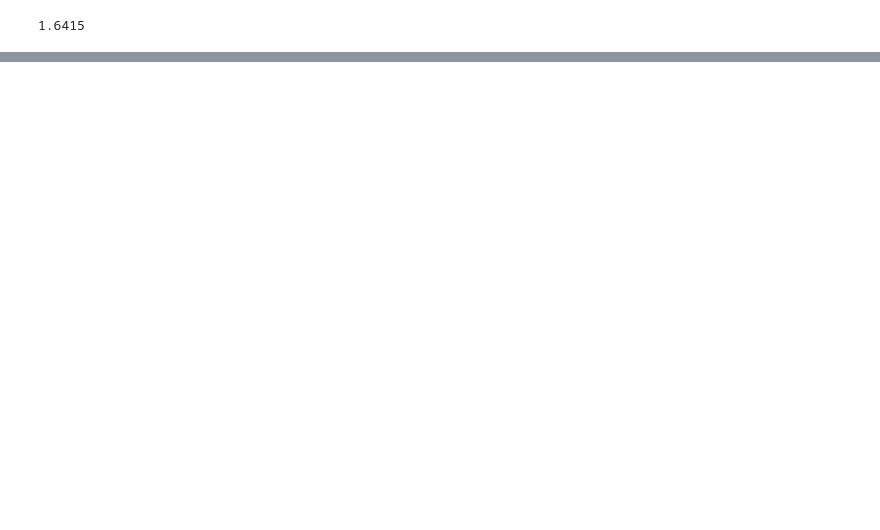
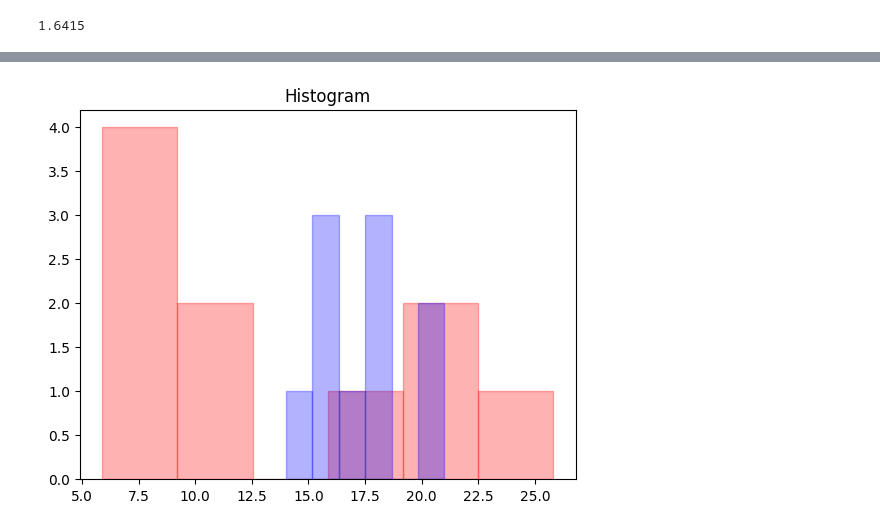
Before and after one commit to DylanG98/HenryDS, a Jupyter notebook: M2/Clase 01/homework.ipynb, the cells around one changed output, grey strips where cells are left out. Cells and saved outputs as stored; diff of their text form; code cells hidden in the pictures; blank space fills up the shorter version.

```diff
--- a/M2/Clase 01/homework.ipynb
+++ b/M2/Clase 01/homework.ipynb
@@ -203,0 +234,29 @@ print(np.std(muestra))
+# %%
+from msilib.schema import Media
+from struct import pack
+from estadistica_funciones import estadistica
+
+Ingreso_en_miles = np.array([10.5,6.8,20.7,18.2,8.6,25.8,22.2,5.9,7.6,11.8])
+Años_de_estudio= np.array([17,18,21,16,16,21,16,14,18,18])
+estadisticas = ['Media','Mediana','Moda','Varianza','Desviacion']
+datos = ['Ingreso en miles', 'Años de estudio']
+
+flating = Ingreso_en_miles.flatten()
+flataños = Años_de_estudio.flatten()
+
+medianaing = np.median(Ingreso_en_miles)
+mediaaños= np.median(Años_de_estudio)
+modaing= stats.mode(Ingreso_en_miles)
+modaaños= stats.mode(Años_de_estudio)
+varing= np.var(Ingreso_en_miles)
+varaños = np.var(Años_de_estudio)
+stding = np.std(Ingreso_en_miles)
+stdaño = np.std(Años_de_estudio)
+datos_ingreso = [flating.mean(),medianaing,modaing,varing,stding]
+datos_años = [flataños.mean(), mediaaños,modaaños,varaños,stdaño]
+
+df1 = pd.DataFrame()
+df1['Estadisticas'] = estadisticas
+df1['Ingreso en miles'] = datos_ingreso
+df1['Años de estudio'] = datos_años
+df1
@@ -203,0 +270,9 @@ print(np.std(muestra))
+# %%
+fig, ax = plt.subplots()
+ax.hist(Ingreso_en_miles, bins=6, edgecolor='red', color='red', alpha=0.3)
+ax.hist(Años_de_estudio, bins=6, edgecolor='blue', color='blue', alpha=0.3)
+ax.set_title("Histogram")
+
+plt.show()
+# %% [output]
+[figure, added]
```
Also changed, not shown: parts of 9 cells of this notebook, 7 other files.
